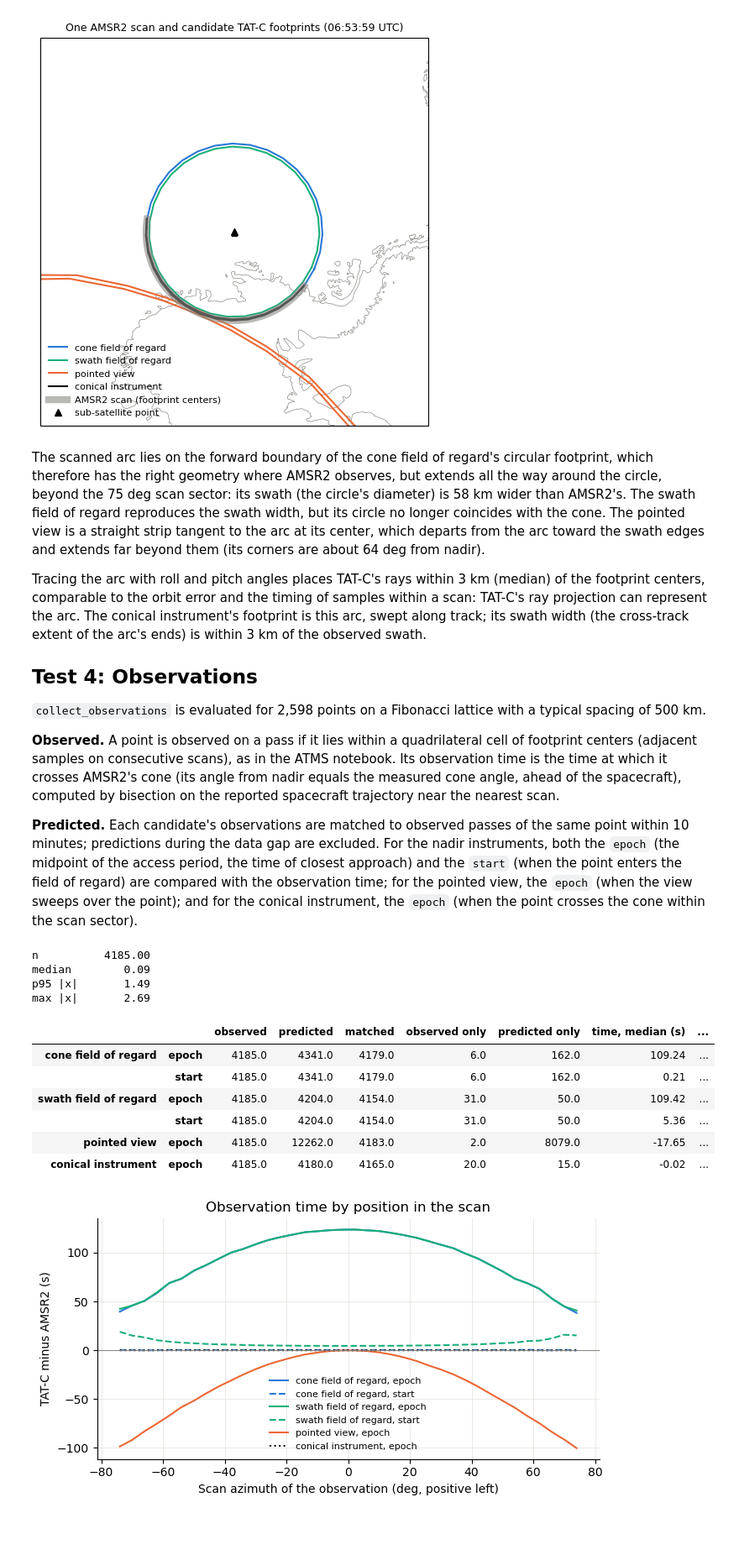
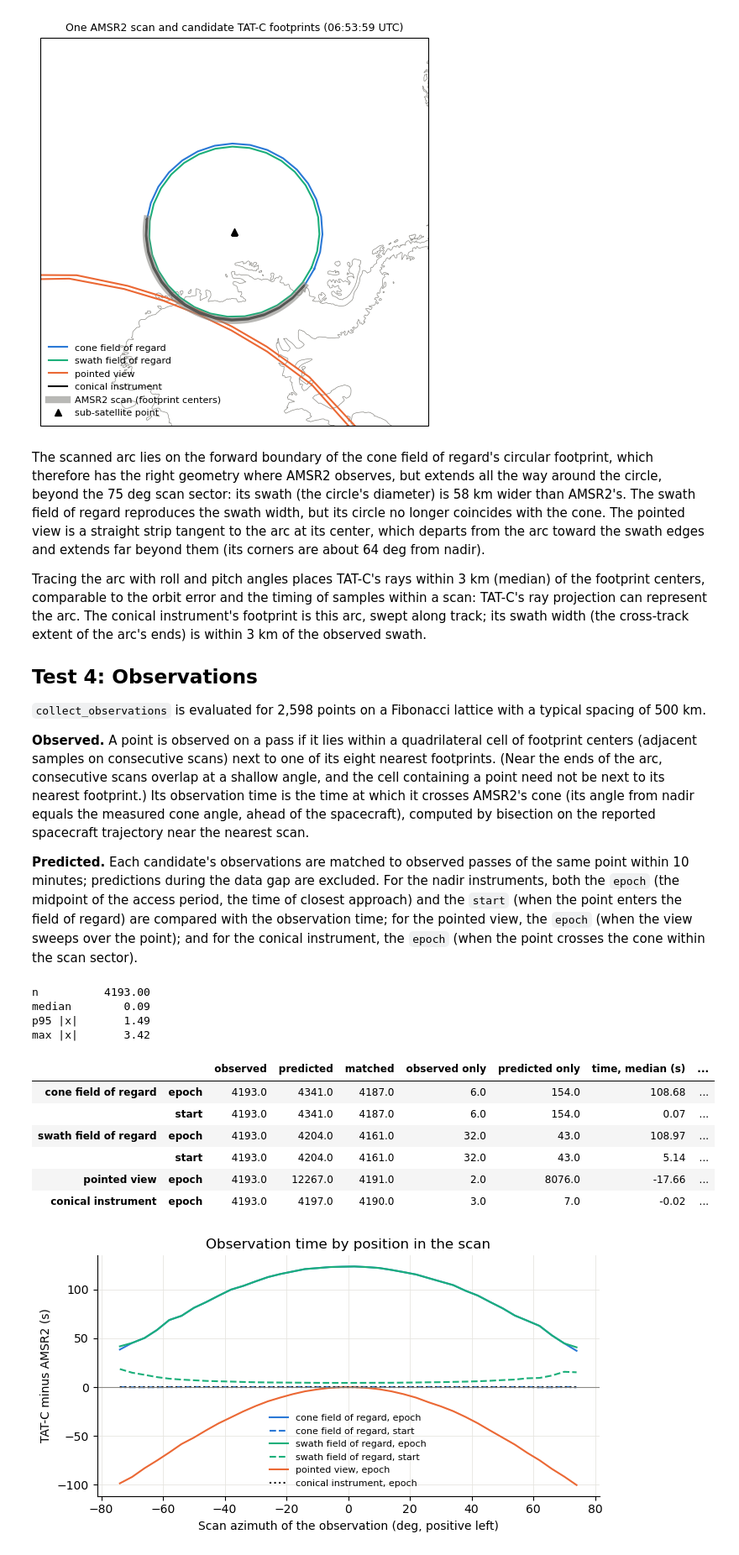
Before and after one commit to code-lab-org/tatc, a Jupyter notebook: docs/validation/ValidateConicalAMSR2.ipynb, the cells around one changed output. Shown at 84% size. Cells and saved outputs as stored; diff of their text form; code cells hidden in the pictures; blank space fills up the shorter version.

```diff
--- a/docs/validation/ValidateConicalAMSR2.ipynb
+++ b/docs/validation/ValidateConicalAMSR2.ipynb
@@ -412,7 +412,7 @@ Tracing the arc with roll and pitch angles places TAT-C's rays within 3 km (medi
 
 `collect_observations` is evaluated for 2,598 points on a Fibonacci lattice with a typical spacing of 500 km.
 
-**Observed.** A point is observed on a pass if it lies within a quadrilateral cell of footprint centers (adjacent samples on consecutive scans), as in the ATMS notebook. Its observation time is the time at which it crosses AMSR2's cone (its angle from nadir equals the measured cone angle, ahead of the spacecraft), computed by bisection on the reported spacecraft trajectory near the nearest scan.
+**Observed.** A point is observed on a pass if it lies within a quadrilateral cell of footprint centers (adjacent samples on consecutive scans) next to one of its eight nearest footprints. (Near the ends of the arc, consecutive scans overlap at a shallow angle, and the cell containing a point need not be next to its nearest footprint.) Its observation time is the time at which it crosses AMSR2's cone (its angle from nadir equals the measured cone angle, ahead of the spacecraft), computed by bisection on the reported spacecraft trajectory near the nearest scan.
 
 **Predicted.** Each candidate's observations are matched to observed passes of the same point within 10 minutes; predictions during the data gap are excluded. For the nadir instruments, both the `epoch` (the midpoint of the access period, the time of closest approach) and the `start` (when the point enters the field of regard) are compared with the observation time; for the pointed view, the `epoch` (when the view sweeps over the point); and for the conical instrument, the `epoch` (when the point crosses the cone within the scan sector).
 # %%
@@ -461,9 +461,14 @@ for p, hits in enumerate(tree.query_ball_point(point_unit, r=2 * np.sin(60 / 637
     order = np.argsort(scan_time[k_all])
     hits, k_all = hits[order], k_all[order]
     for group in np.split(np.arange(len(hits)), np.nonzero(np.diff(scan_time[k_all]) > 600)[0] + 1):
-        best = hits[group][np.argmin(np.linalg.norm(foot_unit.reshape(-1, 3)[hits[group]] - point_unit[p], axis=-1))]
-        k, j = divmod(int(best), N_SAMPLES)
-        if not any(in_cell(point_unit[[p]], np.array([k + dk]), np.array([j + dj]))[0] for dk in (-1, 0) for dj in (-1, 0)):
+        nearest = hits[group][np.argsort(np.linalg.norm(foot_unit.reshape(-1, 3)[hits[group]] - point_unit[p], axis=-1))[:8]]
+        k, j = divmod(int(nearest[0]), N_SAMPLES)
+        if not any(
+            in_cell(point_unit[[p]], np.array([n // N_SAMPLES + dk]), np.array([n % N_SAMPLES + dj]))[0]
+            for n in nearest
+            for dk in (-1, 0)
+            for dj in (-1, 0)
+        ):
             continue
         target = ecef(points4.geometry.x.iloc[p], points4.geometry.y.iloc[p])
         crossing = cone_crossing(target, k)
@@ -490,41 +495,41 @@ for name, instrument in candidates.items():
     predicted = pd.concat(
         [collect_observations(Point(id=p, latitude=g.y, longitude=g.x), satellite, start4, end4) for p, g in enumerate(points4.geometry)]
     ).reset_index(drop=True)
     predicted["point_id"] = predicted.point_id.astype("int64")
     predicted = predicted[~in_gap(predicted.epoch)]
     predicted4[name] = predicted
     for column in ["epoch"] if isinstance(instrument, (PointedInstrument, ConicalInstrument)) else ["epoch", "start"]:
         merged = pd.merge_asof(
             observed4.sort_values("time"),
             predicted[["point_id", column]].rename(columns={column: "predicted"}).sort_values("predicted"),
             left_on="time", right_on="predicted", by="point_id", direction="nearest", tolerance=pd.Timedelta(minutes=10),
         )
         hit = merged.predicted.notna()
         dt = (merged.predicted - merged.time).dt.total_seconds()
         matched4[(name, column)] = merged
         rows4[(name, column)] = {
             "observed": len(observed4),
             "predicted": len(predicted),
             "matched": int(hit.sum()),
             "observed only": int((~hit).sum()),
             "predicted only": len(predicted) - int(hit.sum()),
             "time, median (s)": np.median(dt[hit]),
             "time, p95 |x| (s)": np.percentile(np.abs(dt[hit]), 95),
         }
 print(summarize((observed4.time - observed4.scan_time).dt.total_seconds()).rename("cone crossing minus nearest scan time (s)").round(2).to_string())
 pd.DataFrame(rows4).T.round(2)
 # %% [output]
-n          4185.00
+n          4193.00
 median        0.09
 p95 |x|       1.49
-max |x|       2.69
+max |x|       3.42
 |  |  | observed | predicted | matched | observed only | predicted only | time, median (s) | ... |
-| cone field of regard | epoch | 4185.0 | 4341.0 | 4179.0 | 6.0 | 162.0 | 109.24 | ... |
-|  | start | 4185.0 | 4341.0 | 4179.0 | 6.0 | 162.0 | 0.21 | ... |
-| swath field of regard | epoch | 4185.0 | 4204.0 | 4154.0 | 31.0 | 50.0 | 109.42 | ... |
-|  | start | 4185.0 | 4204.0 | 4154.0 | 31.0 | 50.0 | 5.36 | ... |
-| pointed view | epoch | 4185.0 | 12262.0 | 4183.0 | 2.0 | 8079.0 | -17.65 | ... |
-| conical instrument | epoch | 4185.0 | 4180.0 | 4165.0 | 20.0 | 15.0 | -0.02 | ... |
+| cone field of regard | epoch | 4193.0 | 4341.0 | 4187.0 | 6.0 | 154.0 | 108.68 | ... |
+|  | start | 4193.0 | 4341.0 | 4187.0 | 6.0 | 154.0 | 0.07 | ... |
+| swath field of regard | epoch | 4193.0 | 4204.0 | 4161.0 | 32.0 | 43.0 | 108.97 | ... |
+|  | start | 4193.0 | 4204.0 | 4161.0 | 32.0 | 43.0 | 5.14 | ... |
+| pointed view | epoch | 4193.0 | 12267.0 | 4191.0 | 2.0 | 8076.0 | -17.66 | ... |
+| conical instrument | epoch | 4193.0 | 4197.0 | 4190.0 | 3.0 | 7.0 | -0.02 | ... |
 # %%
 fig, ax = plt.subplots(figsize=(7, 3.8))
 edges4 = np.arange(-76, 77, 4)
```
Also changed, not shown: parts of 3 cells of this notebook, 19 other files.
